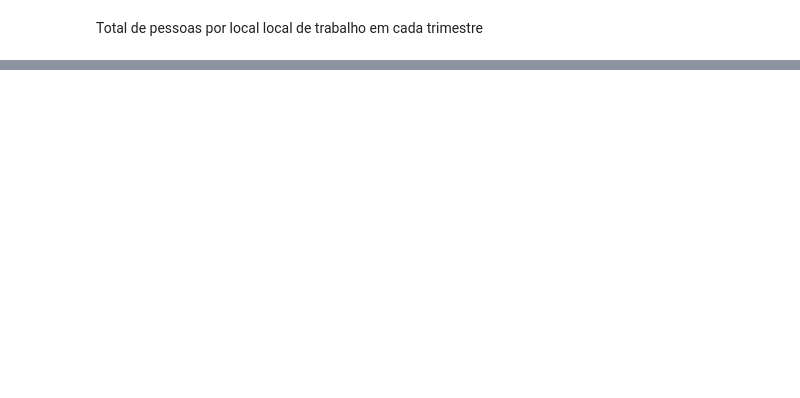
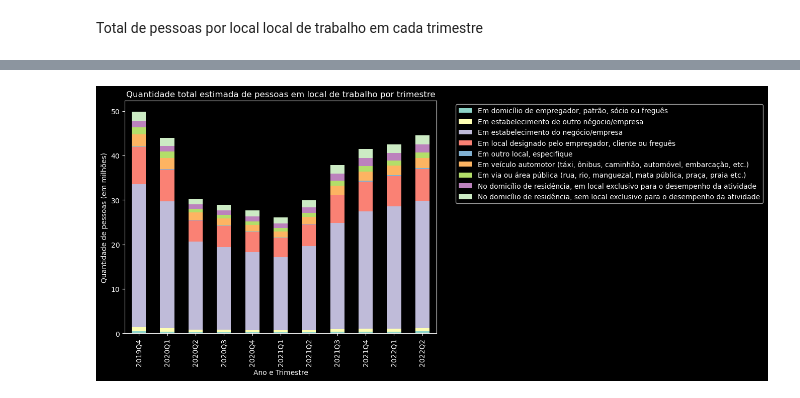
Before and after one commit to msbrasil/Mercado-de-Trabalho-Remoto, a Jupyter notebook: Local de Trabalho.ipynb, the cells around one changed output, grey strips where cells are left out. Saved outputs shown, nothing was run; the diff lists cells and outputs as text; code cells hidden in the pictures; blank space fills up the shorter version.

```diff
--- a/Local de Trabalho.ipynb
+++ b/Local de Trabalho.ipynb
@@ -292,14 +309,9 @@ pop_sexo_uf
 # %% [markdown]
 Estimativa do total de pessoas por local de trabalho em todos os trimestres da série.
 # %%
-local_posest_agrupado = pd.crosstab(index=pnadc_completa['ano_tri'],
-                                columns=pnadc_completa['V4022'],
-                                values=pnadc_completa['posest'],
-                                aggfunc='sum')
+local_trabalho_expandido =  pd.crosstab(index=pnadc_completa['ano_tri'],
+                            columns=pnadc_completa['V4022'],
+                            values=(pnadc_completa['V1029']*pnadc_completa['posest'])/pnadc_completa['V1029'],
+                            aggfunc='sum')
 
-local_peso_agrupado = pd.crosstab(index=pnadc_completa['ano_tri'],
-                                columns=pnadc_completa['V4022'],
-                                values=pnadc_completa['V1029'],
-                                aggfunc='sum')
-
-local_trabalho_expandido = (local_posest_agrupado * local_peso_agrupado) / local_peso_agrupado
+local_trabalho_expandido
@@ -325 +334,10 @@ pd.crosstab(index=pnadc_completa['ano_tri'],
+# %%
+(local_trabalho_expandido / 1000000).plot(kind='bar', stacked=True, figsize=(8, 6), title='Quantidade total estimada de pessoas em local de trabalho por trimestre')
+plt.legend(bbox_to_anchor=(1.05, 1), loc='upper left', prop={'size': 10})
+plt.xlabel('Ano e Trimestre')
+plt.ylabel('Quantidade de pessoas (em milhões)')
+
+plt.show()
+# %% [output]
+[figure, added]
 # %%
```
Also changed, not shown: parts of 10 cells of this notebook.
